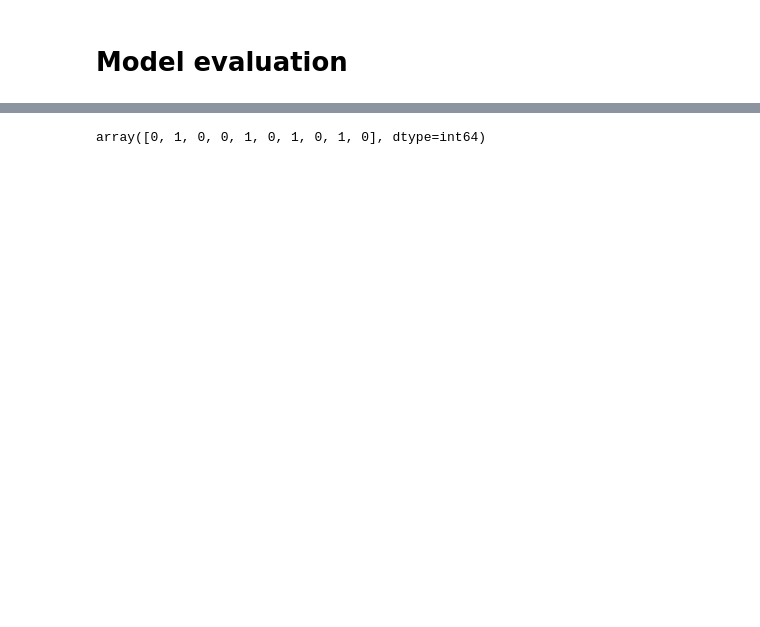
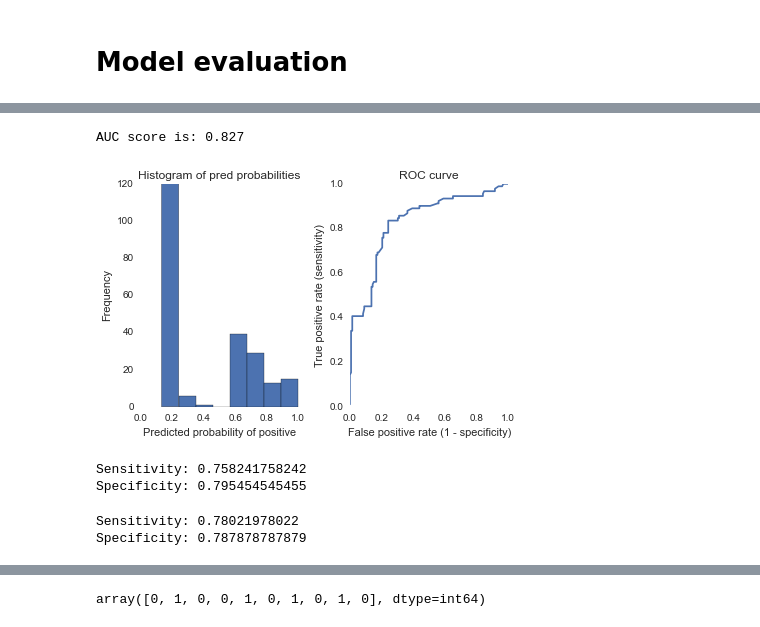
Before and after one commit to ErBa508/kggle, a Jupyter notebook: Titanic/LogisticRegression_Titanic.ipynb, the cells around one changed output, grey strips where cells are left out. Drawn from its saved outputs; the diff is of its cells as text; code cells hidden in the pictures; blank space fills up the shorter version.

Commit message:
Add model evaluation and grid search

```diff
--- a/Titanic/LogisticRegression_Titanic.ipynb
+++ b/Titanic/LogisticRegression_Titanic.ipynb
@@ -185,0 +170,6 @@ Accuracy:  0.798798798799
+# %%
+# define parameter values to be searched
+c_range = [0.001, 0.01, 0.1, 1, 10, 100, 1000]
+p_range = ['l1', 'l2']
+param_grid = dict(C = c_range, penalty = p_range)
+print(param_grid)
@@ -185,0 +178,2 @@ Accuracy:  0.798798798799
+# %%
+res, grid = searchHyperparameters(X_train[predictors], y_train, param_grid, alg, 10, 'roc_auc')
@@ -187,0 +215,28 @@ Accuracy:  0.798798798799
+# %%
+def evaluate_prob(ytest, pred_prob):
+
+    # histogram of probabilities
+    plt.subplot(1, 2, 1)
+    plt.hist(pred_prob, bins = 8)
+    plt.xlim(0, 1)
+    plt.title('Histogram of pred probabilities')
+    plt.xlabel('Predicted probability of positive')
+    plt.ylabel('Frequency')
+
+    # ROC curve
+    fpr, tpr, thresholds = roc_curve(ytest, pred_prob)
+    plt.subplot(1, 2, 2)
+    plt.plot(fpr, tpr)
+    plt.xlim([0.0, 1.0])
+    plt.ylim([0.0, 1.0])
+    plt.title("ROC curve")
+    plt.xlabel("False positive rate (1 - specificity)")
+    plt.ylabel("True positive rate (sensitivity)")
+    plt.grid(True)
+
+    plt.tight_layout() # adds more space between plots
+
+    auc = round(roc_auc_score(y_test, predict_prob), 3)
+    print("AUC score is:", auc)
+
+    return fpr, tpr, thresholds, auc
@@ -187,0 +260,23 @@ Accuracy:  0.798798798799
+# %%
+# Predict probabilities for hold-out set
+predict_prob = grid.predict_proba(X_test[predictors])[:,1]
+# %%
+# Retrieve probability metrics
+fpr, tpr, thresholds, auc = evaluate_prob(y_test, predict_prob)
+# %% [output]
+AUC score is: 0.827
+[figure, added]
+# %%
+# Determine class metrics for new threshold
+# Note uses thresholds from histogram of probabilities, and so 0.5 does not exist
+# Therefore, sensitivity is for thresholds > 0.5 (in this case 0.654)
+evaluate_threshold(0.5)
+# %% [output]
+Sensitivity: 0.758241758242
+Specificity: 0.795454545455
+# %%
+# Determine class metrics for new threshold
+evaluate_threshold(0.3)
+# %% [output]
+Sensitivity: 0.78021978022
+Specificity: 0.787878787879
```
Also changed, not shown: parts of 33 cells of this notebook.
